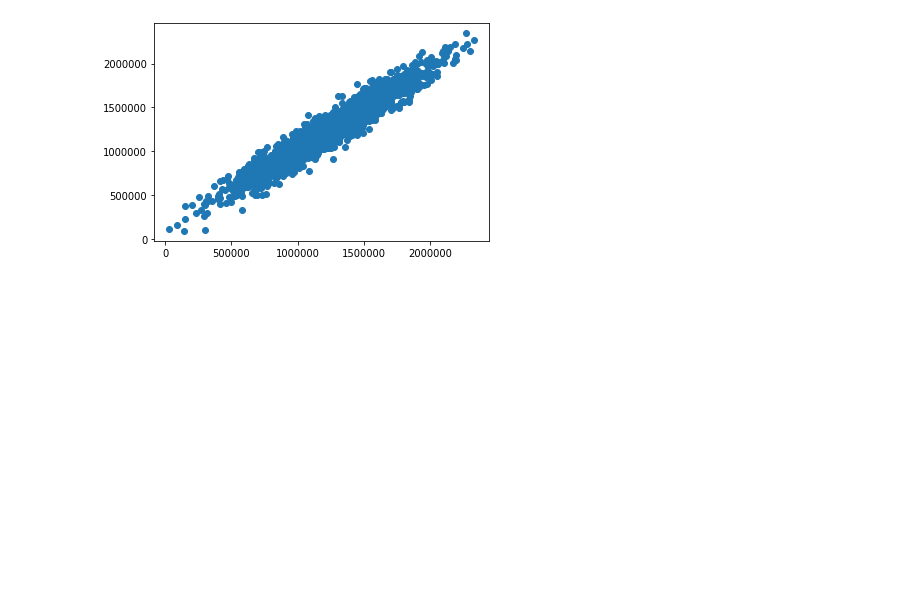
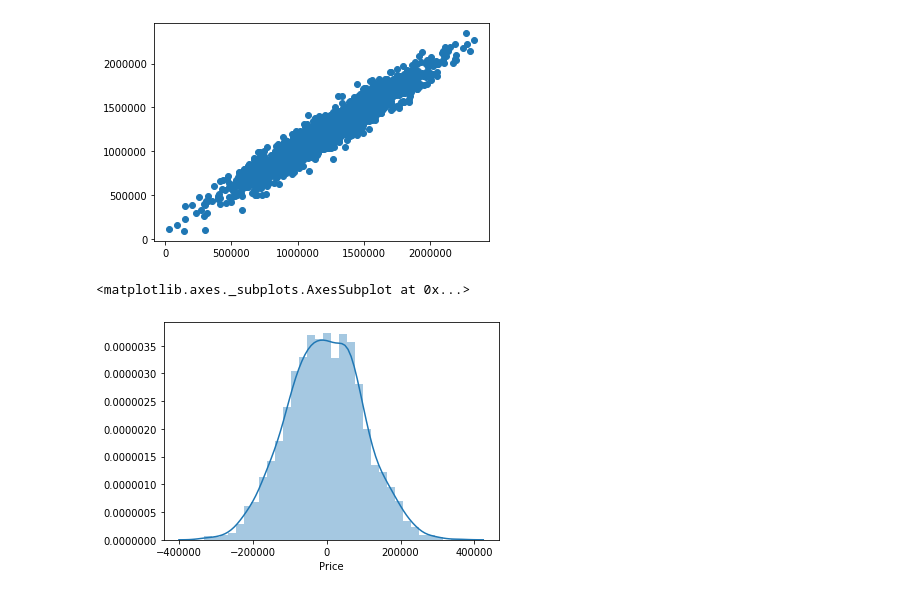
Before and after one commit to iAmNawa/data-science-machine-learning, a Jupyter notebook: Linear Regression.ipynb, the cells around one changed output. Cells and saved outputs as stored; diff of their text form; code cells hidden in the pictures; blank space fills up the shorter version.

Commit message:
histogram of residuals

```diff
--- a/Linear Regression.ipynb
+++ b/Linear Regression.ipynb
@@ -171,3 +171,9 @@ plt.scatter(y_test,predictions)
 # %% [output]
 <matplotlib.collections.PathCollection at 0x...>
 [figure]
+# %%
+# histogram of residuals -  difference between actual values and predicted values
+sns.distplot((y_test-predictions))
+# %% [output]
+<matplotlib.axes._subplots.AxesSubplot at 0x...>
+[figure, added]
```
